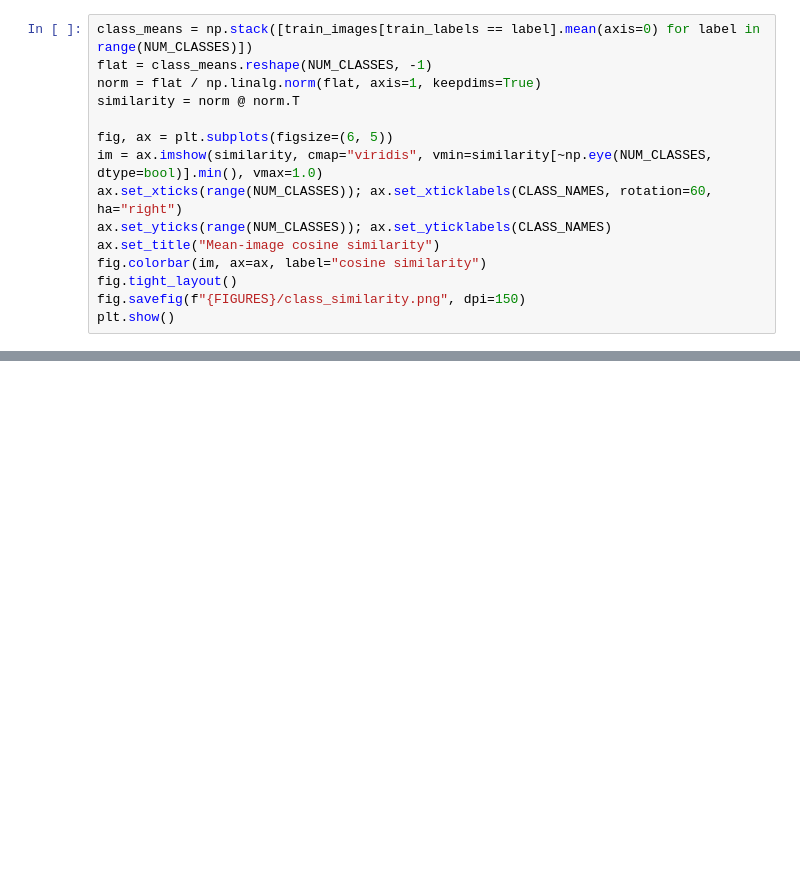
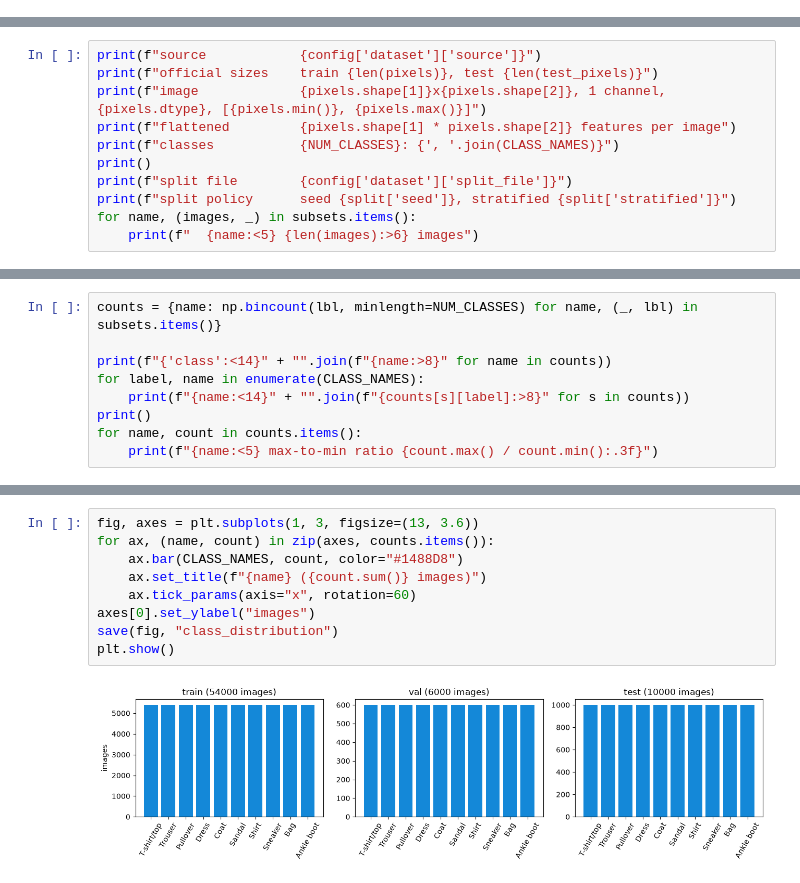
Before and after one commit to longlephamtien/DL261-Assignment, a Jupyter notebook: assignments/assignment-1/notebooks/eda.ipynb, the cells around one changed output, grey strips where cells are left out. Saved outputs shown, nothing was run; the diff lists cells and outputs as text; blank space fills up the shorter version.

```diff
--- a/assignments/assignment-1/notebooks/eda.ipynb
+++ b/assignments/assignment-1/notebooks/eda.ipynb
@@ -148,15 +0,0 @@ separate on raw pixels.
-# %%
-class_means = np.stack([train_images[train_labels == label].mean(axis=0) for label in range(NUM_CLASSES)])
-flat = class_means.reshape(NUM_CLASSES, -1)
-norm = flat / np.linalg.norm(flat, axis=1, keepdims=True)
-similarity = norm @ norm.T
-
-fig, ax = plt.subplots(figsize=(6, 5))
-im = ax.imshow(similarity, cmap="viridis", vmin=similarity[~np.eye(NUM_CLASSES, dtype=bool)].min(), vmax=1.0)
-ax.set_xticks(range(NUM_CLASSES)); ax.set_xticklabels(CLASS_NAMES, rotation=60, ha="right")
-ax.set_yticks(range(NUM_CLASSES)); ax.set_yticklabels(CLASS_NAMES)
-ax.set_title("Mean-image cosine similarity")
-fig.colorbar(im, ax=ax, label="cosine similarity")
-fig.tight_layout()
-fig.savefig(f"{FIGURES}/class_similarity.png", dpi=150)
-plt.show()
@@ -187,0 +54,11 @@ classify.
+# %%
+print(f"source            {config['dataset']['source']}")
+print(f"official sizes    train {len(pixels)}, test {len(test_pixels)}")
+print(f"image             {pixels.shape[1]}x{pixels.shape[2]}, 1 channel, {pixels.dtype}, [{pixels.min()}, {pixels.max()}]")
+print(f"flattened         {pixels.shape[1] * pixels.shape[2]} features per image")
+print(f"classes           {NUM_CLASSES}: {', '.join(CLASS_NAMES)}")
+print()
+print(f"split file        {config['dataset']['split_file']}")
+print(f"split policy      seed {split['seed']}, stratified {split['stratified']}")
+for name, (images, _) in subsets.items():
+    print(f"  {name:<5} {len(images):>6} images")
@@ -187,0 +82,9 @@ classify.
+# %%
+counts = {name: np.bincount(lbl, minlength=NUM_CLASSES) for name, (_, lbl) in subsets.items()}
+
+print(f"{'class':<14}" + "".join(f"{name:>8}" for name in counts))
+for label, name in enumerate(CLASS_NAMES):
+    print(f"{name:<14}" + "".join(f"{counts[s][label]:>8}" for s in counts))
+print()
+for name, count in counts.items():
+    print(f"{name:<5} max-to-min ratio {count.max() / count.min():.3f}")
@@ -187,0 +107,11 @@ classify.
+# %%
+fig, axes = plt.subplots(1, 3, figsize=(13, 3.6))
+for ax, (name, count) in zip(axes, counts.items()):
+    ax.bar(CLASS_NAMES, count, color="#1488D8")
+    ax.set_title(f"{name} ({count.sum()} images)")
+    ax.tick_params(axis="x", rotation=60)
+axes[0].set_ylabel("images")
+save(fig, "class_distribution")
+plt.show()
+# %% [output]
+[figure, added]
```
Also changed, not shown: parts of 50 cells of this notebook, 10 other files.
